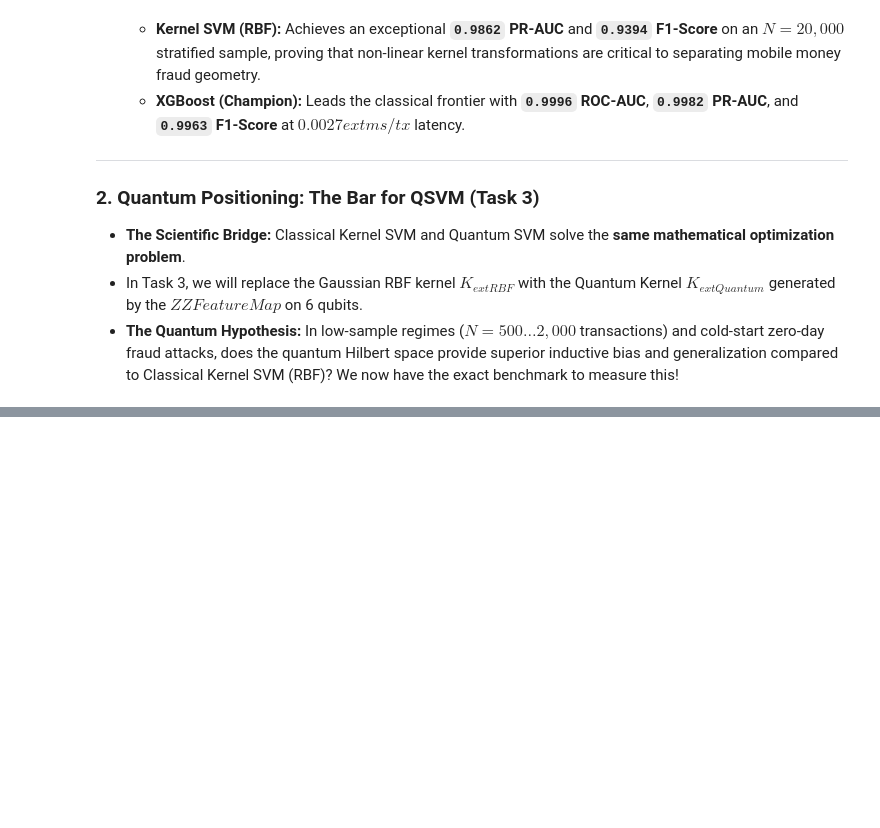
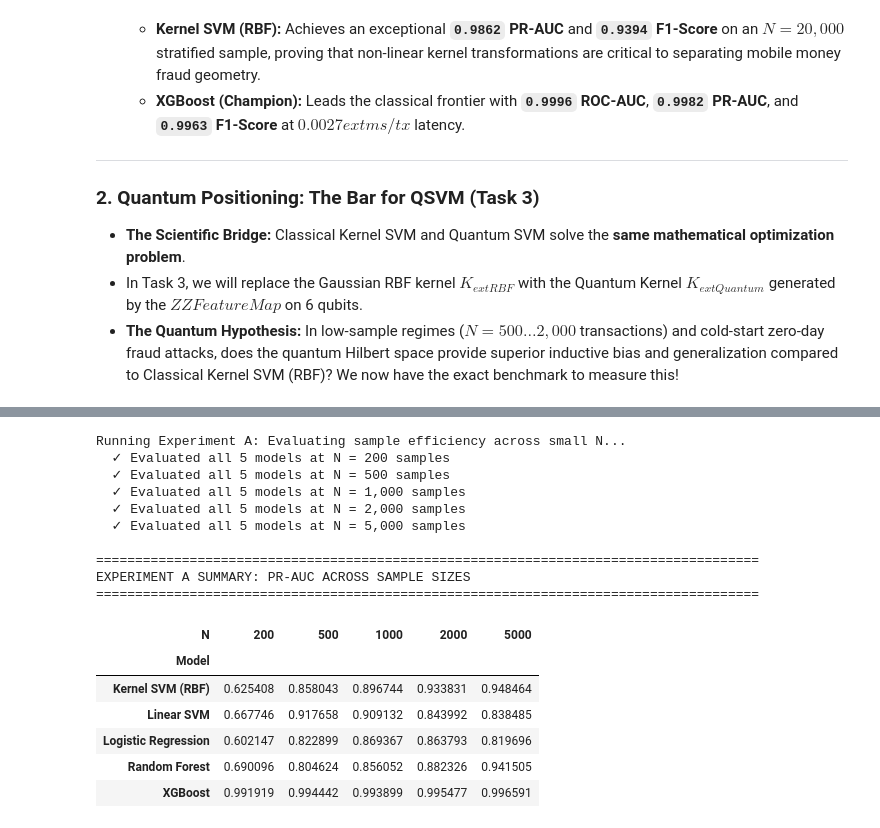
Before and after one commit to Q-solve/QS-FinTech-T3, a Jupyter notebook: model/QSVM_FinTech_Team3.ipynb, the cells around one changed output, grey strips where cells are left out. Drawn from its saved outputs; the diff is of its cells as text; code cells hidden in the pictures; blank space fills up the shorter version.

```diff
--- a/model/QSVM_FinTech_Team3.ipynb
+++ b/model/QSVM_FinTech_Team3.ipynb
@@ -1480,0 +1497,72 @@ Backend API Test Invocations:
+# %%
+# ==============================================================================
+# 6.1 Experiment A: Low-Data / Cold-Start Regime (Sample Efficiency Stress Test)
+# ==============================================================================
+sample_sizes = [200, 500, 1000, 2000, 5000]
+exp_a_records = []
+
+print("Running Experiment A: Evaluating sample efficiency across small N...")
+for N in sample_sizes:
+    X_sub_a, _, y_sub_a, _ = train_test_split(
+        X_train_bench, y_train_bench, train_size=N, stratify=y_train_bench, random_state=RANDOM_STATE
+    )
+    pos_weight_n = (len(y_sub_a) - y_sub_a.sum()) / y_sub_a.sum()
+
+    models_exp_a = {
+        'Logistic Regression': LogisticRegression(class_weight='balanced', max_iter=1000, random_state=RANDOM_STATE),
+        'Linear SVM': CalibratedClassifierCV(estimator=LinearSVC(class_weight='balanced', max_iter=2000, random_state=RANDOM_STATE)),
+        'Kernel SVM (RBF)': CalibratedClassifierCV(estimator=SVC(kernel='rbf', class_weight='balanced', random_state=RANDOM_STATE)),
+        'Random Forest': RandomForestClassifier(n_estimators=100, max_depth=10, class_weight='balanced', random_state=RANDOM_STATE, n_jobs=-1),
+        'XGBoost': xgb.XGBClassifier(n_estimators=100, max_depth=5, learning_rate=0.1, scale_pos_weight=pos_weight_n, eval_metric='logloss', random_state=RANDOM_STATE, n_jobs=-1)
+    }
+
+    for mname, clf in models_exp_a.items():
+        clf.fit(X_sub_a, y_sub_a)
+        probs = clf.predict_proba(X_test_bench)[:, 1]
+        preds = clf.predict(X_test_bench)
+
+        roc_auc = roc_auc_score(y_test_bench, probs)
+        pr_auc = average_precision_score(y_test_bench, probs)
+        f1 = f1_score(y_test_bench, preds)
+        rec = recall_score(y_test_bench, preds)
+        prec = precision_score(y_test_bench, preds)
+
+        exp_a_records.append({
+            'N': N,
+            'Model': mname,
+            'PR-AUC': pr_auc,
+            'F1-Score': f1,
+            'ROC-AUC': roc_auc,
+            'Precision': prec,
+            'Recall': rec
+        })
+    print(f"  ✓ Evaluated all 5 models at N = {N:,} samples")
+
+exp_a_df = pd.DataFrame(exp_a_records)
+
+exp_a_csv_path = os.path.join(ARTIFACT_DIR, "experiment_a_low_data_results.csv")
+exp_a_df.to_csv(exp_a_csv_path, index=False)
+
+print("\n" + "="*85)
+print("EXPERIMENT A SUMMARY: PR-AUC ACROSS SAMPLE SIZES")
+print("="*85)
+pivot_pr = exp_a_df.pivot(index='Model', columns='N', values='PR-AUC')
+display(pivot_pr)
+# %% [output]
+Running Experiment A: Evaluating sample efficiency across small N...
+  ✓ Evaluated all 5 models at N = 200 samples
+  ✓ Evaluated all 5 models at N = 500 samples
+  ✓ Evaluated all 5 models at N = 1,000 samples
+  ✓ Evaluated all 5 models at N = 2,000 samples
+  ✓ Evaluated all 5 models at N = 5,000 samples
+
+=====================================================================================
+EXPERIMENT A SUMMARY: PR-AUC ACROSS SAMPLE SIZES
+=====================================================================================
+| N | 200 | 500 | 1000 | 2000 | 5000 |
+| Model |  |  |  |  |  |
+| Kernel SVM (RBF) | 0.625408 | 0.858043 | 0.896744 | 0.933831 | 0.948464 |
+| Linear SVM | 0.667746 | 0.917658 | 0.909132 | 0.843992 | 0.838485 |
+| Logistic Regression | 0.602147 | 0.822899 | 0.869367 | 0.863793 | 0.819696 |
+| Random Forest | 0.690096 | 0.804624 | 0.856052 | 0.882326 | 0.941505 |
+| XGBoost | 0.991919 | 0.994442 | 0.993899 | 0.995477 | 0.996591 |
```
Also changed, not shown: parts of 8 cells of this notebook, 1 other file.
